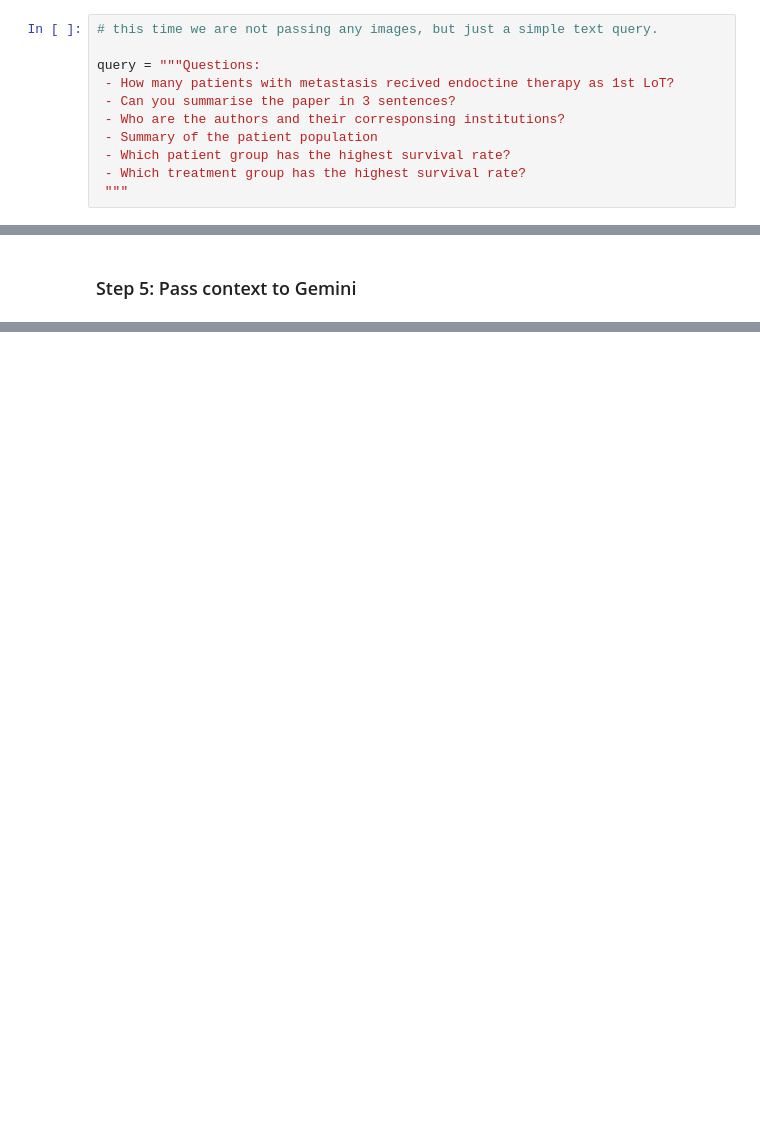
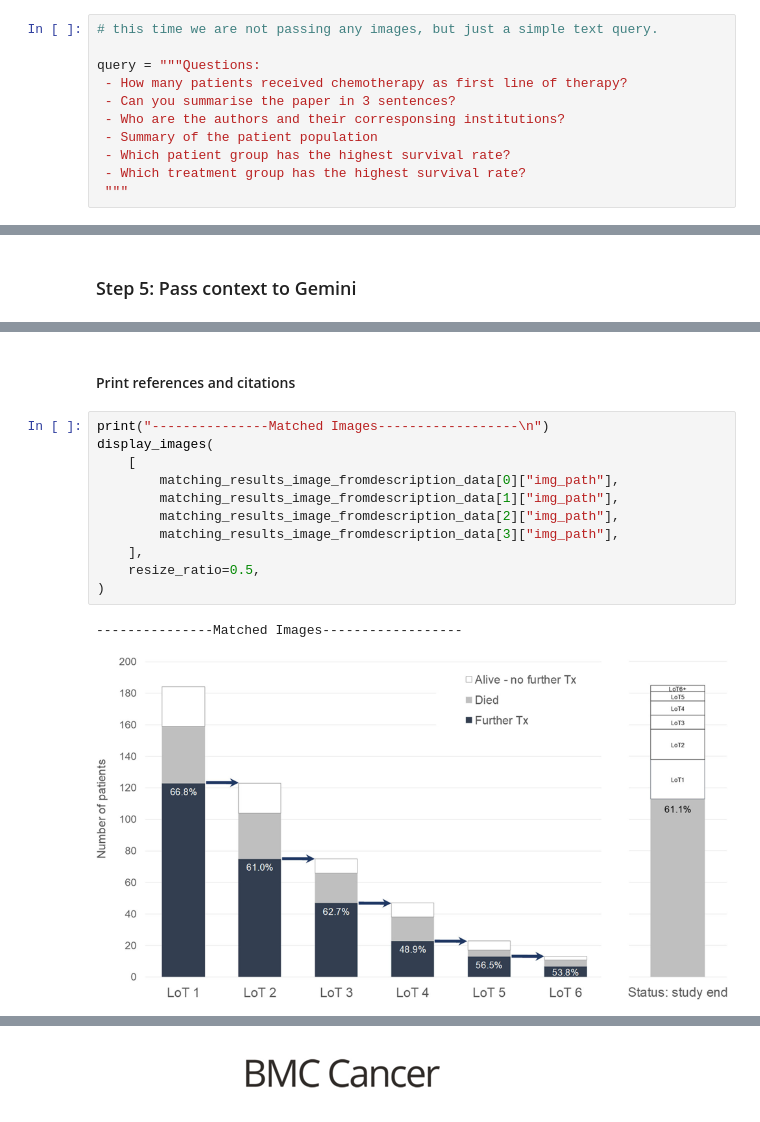
Before and after one commit to necibeahat/Multi-Modal-Reasoning, a Jupyter notebook: MultiModalRAG.ipynb, the cells around one changed output, grey strips where cells are left out. Saved outputs shown, nothing was run; the diff lists cells and outputs as text; blank space fills up the shorter version.

```diff
--- a/MultiModalRAG.ipynb
+++ b/MultiModalRAG.ipynb
@@ -356,7 +370,7 @@ Specific percentages for outcomes beyond the first line of therapy are not provi
 # this time we are not passing any images, but just a simple text query.
 
 query = """Questions:
- - How many patients with metastasis recived endoctine therapy as 1st LoT?
+ - How many patients received chemotherapy as first line of therapy?
  - Can you summarise the paper in 3 sentences?
  - Who are the authors and their corresponsing institutions?
  - Summary of the patient population
@@ -464,0 +464,16 @@ rich_Markdown(
+# %% [markdown]
+#### Print references and citations
+# %%
+print("---------------Matched Images------------------\n")
+display_images(
+    [
+        matching_results_image_fromdescription_data[0]["img_path"],
+        matching_results_image_fromdescription_data[1]["img_path"],
+        matching_results_image_fromdescription_data[2]["img_path"],
+        matching_results_image_fromdescription_data[3]["img_path"],
+    ],
+    resize_ratio=0.5,
+)
+# %% [output]
+---------------Matched Images------------------
+[figure, added]
@@ -464,0 +482 @@ rich_Markdown(
+[figure, added]
```
Also changed, not shown: parts of 27 cells of this notebook.
